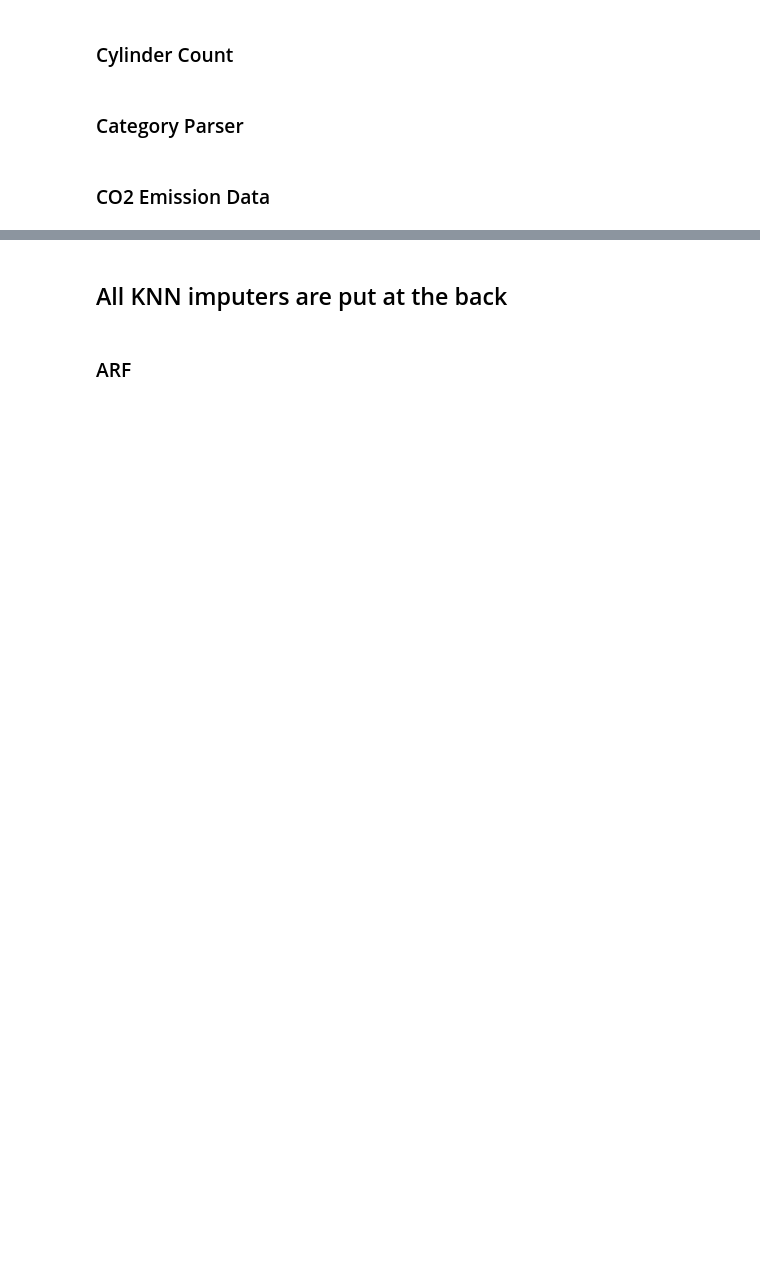
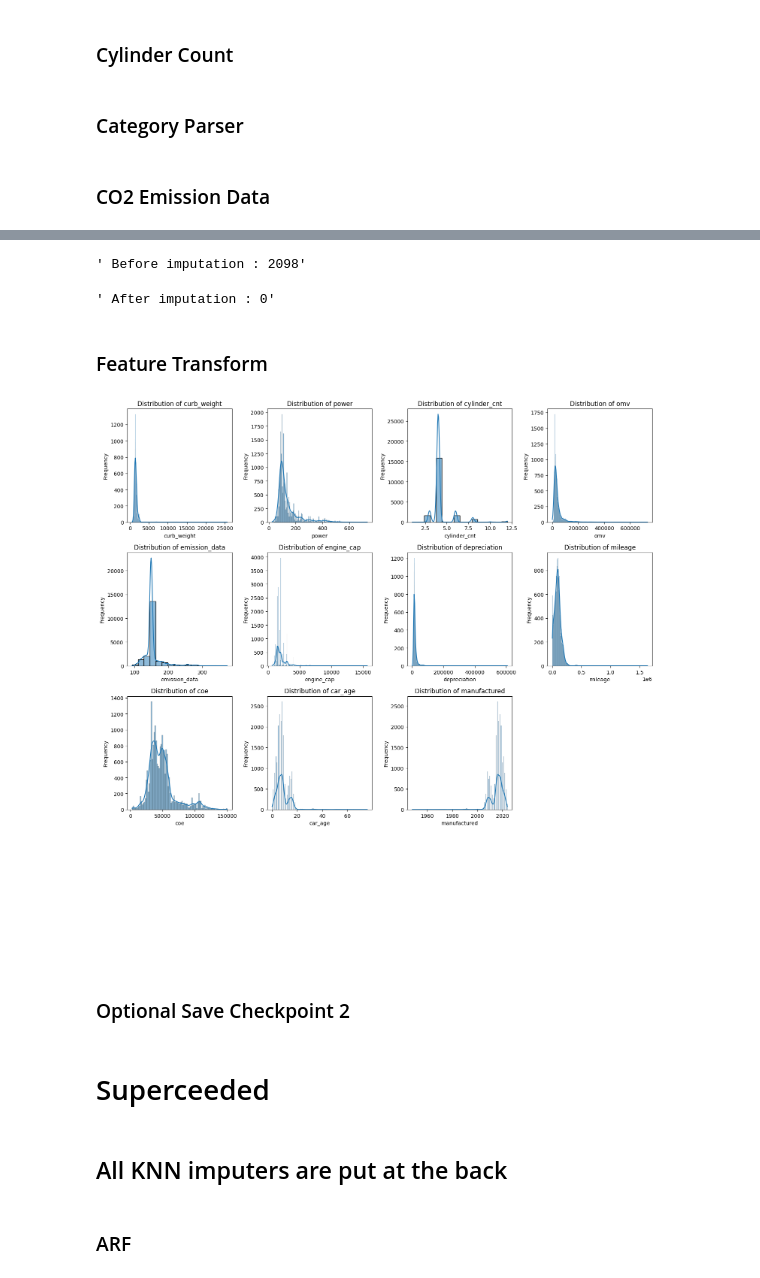
Before and after one commit to melloo21/CS5228_project, a Jupyter notebook: combined_data_preprocessing-kh.ipynb, the cells around one changed output, grey strips where cells are left out. Cells and saved outputs as stored; diff of their text form; code cells hidden in the pictures; blank space fills up the shorter version.

```diff
--- a/combined_data_preprocessing-kh.ipynb
+++ b/combined_data_preprocessing-kh.ipynb
@@ -557,0 +699,20 @@ test_df['emission_data'] = imputer.transform(test_df[['emission_data']])
+# %%
+features = ['manufactured',"power", "car_age","engine_cap",'reg_date_year', 'omv', 'arf', "road_tax",
+        'type_of_vehicle_bus/mini bus',
+       'type_of_vehicle_hatchback', 'type_of_vehicle_luxury sedan',
+       'type_of_vehicle_mid-sized sedan', 'type_of_vehicle_mpv',
+       'type_of_vehicle_others', 'type_of_vehicle_sports car',
+       'type_of_vehicle_stationwagon', 'type_of_vehicle_suv',
+       'type_of_vehicle_truck', 'type_of_vehicle_van',]
+
+display(f' Before imputation : {train_df["road_tax"].isna().sum()}')
+road_tax_knn_imputer = GenericKNNImputer(feature=features, neighbours=5, imputed_feature="road_tax")
+
+train_df['road_tax'] = road_tax_knn_imputer.fit_transform(train_df)
+val_df['road_tax'] = road_tax_knn_imputer.transform(val_df)
+test_df['road_tax'] = road_tax_knn_imputer.transform(test_df)
+
+display(f' After imputation : {train_df["road_tax"].isna().sum()}')
+# %% [output]
+' Before imputation : 2098'
+' After imputation : 0'
@@ -557,0 +722,21 @@ test_df['emission_data'] = imputer.transform(test_df[['emission_data']])
+# %%
+impute_type = "KNN"
+impute_strategy = "median" # mean, median, most_frequent, constant, Callable
+impute_neighbours = 5
+random_state = 0
+impute_max_iter= 10
+
+
+impute_choice = {
+    "simple" : SimpleImputer(strategy=impute_strategy),
+    "KNN" : KNNImputer(n_neighbors=impute_neighbours)
+}
+
+imputer = impute_choice[impute_type]
+cols = retun_numeric_cols(train_df.drop(columns=["indicative_price","price"]))
+
+train_df[cols] = imputer.fit_transform(train_df[cols])
+val_df[cols] = imputer.transform(val_df[cols])
+test_df[cols] = imputer.transform(test_df[cols])
+# %% [markdown]
+### Feature Transform
@@ -557,0 +752,31 @@ test_df['emission_data'] = imputer.transform(test_df[['emission_data']])
+# %%
+# Sanity Check
+features = ['curb_weight', 'power', 'cylinder_cnt', 'omv', 'emission_data' ,\
+'engine_cap', 'depreciation', 'mileage', 'coe', 'car_age', 'manufactured']
+
+# Create a 4x4 grid of subplots
+fig, axs = plt.subplots(4, 4, figsize=(15, 15))
+
+# Flatten the axes array for easier indexing
+axs = axs.flatten()
+
+# Iterate over the numeric columns and create distribution plots
+for i, column in enumerate(features):
+    sns.histplot(data=train_df, x=column, kde=True, ax=axs[i])
+    axs[i].set_title(f'Distribution of {column}', fontsize=12)
+    axs[i].set_xlabel(column)
+    axs[i].set_ylabel('Frequency')
+
+# Hide any unused subplots
+for j in range(len(features), len(axs)):
+    axs[j].axis('off')
+
+# Adjust layout
+plt.tight_layout()
+
+# Show the plot
+plt.show()
+# %% [output]
+[figure, added]
+# %% [markdown]
+### Optional Save Checkpoint 2
@@ -558,3 +821,5 @@ test_df['emission_data'] = imputer.transform(test_df[['emission_data']])
+# %% [markdown]
+# Superceeded
 # %% [markdown]
 ## All KNN imputers are put at the back
 # %% [markdown]
```
Also changed, not shown: parts of 51 cells of this notebook, 18 other files.
